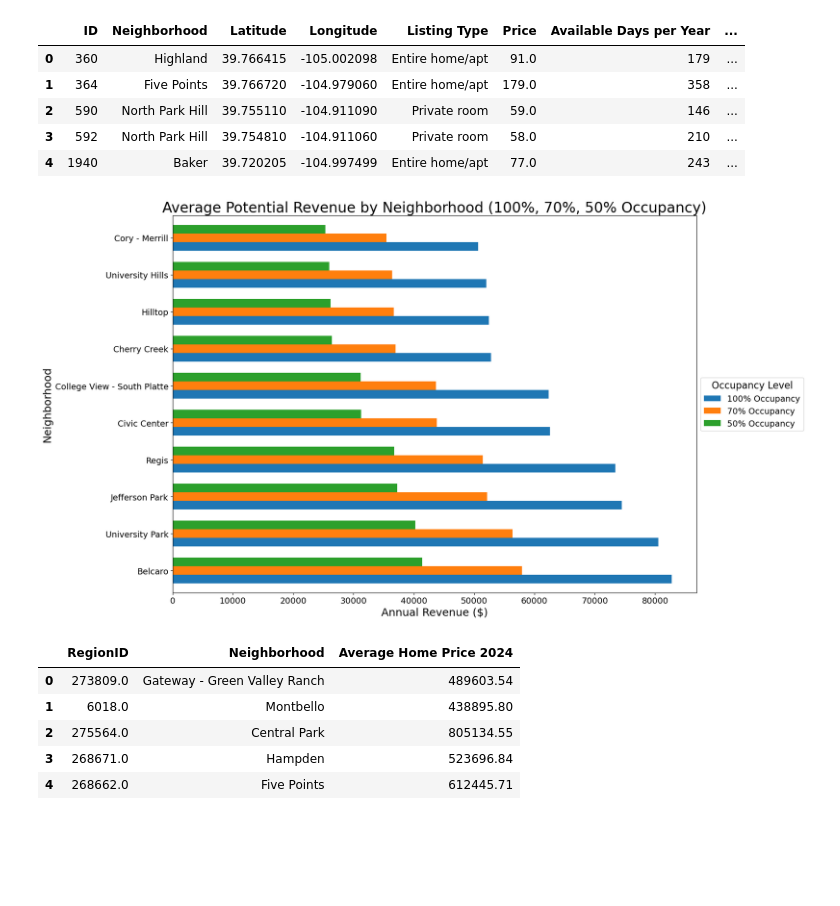
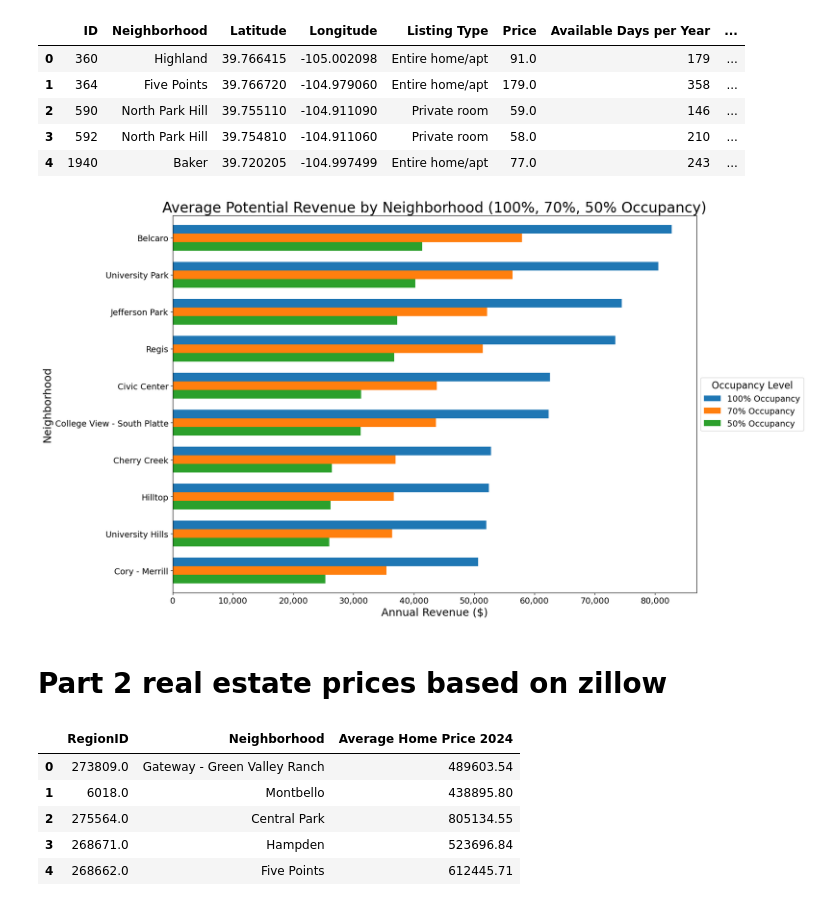
Before and after one commit to kanchanratan1980/Project-5_Group-3, a Jupyter notebook: airbnb.ipynb, the cells around one changed output. Saved outputs shown, nothing was run; the diff lists cells and outputs as text; code cells hidden in the pictures; blank space fills up the shorter version.

```diff
--- a/airbnb.ipynb
+++ b/airbnb.ipynb
@@ -201,31 +204,35 @@ listings_df_cleaned_pd = listings_df_cleaned.compute()
 grouped = listings_df_cleaned_pd.groupby("Neighborhood")[["potential_revenue", "potential_revenue_70", "potential_revenue_50"]].mean()
 grouped = grouped.sort_values("potential_revenue", ascending=False).head(10)
 
 # Rename legend
 grouped = grouped.rename(columns={
     "potential_revenue": "100% Occupancy",
     "potential_revenue_70": "70% Occupancy",
     "potential_revenue_50": "50% Occupancy"
 })
 
 # Plot
 fig, ax = plt.subplots(figsize=(18, 10))
 grouped.plot(kind='barh', width=0.7, ax=ax)
 
 # Labels and formatting
 ax.set_title("Average Potential Revenue by Neighborhood (100%, 70%, 50% Occupancy)", fontsize=24)
 ax.set_xlabel("Annual Revenue ($)", fontsize=18)
 ax.set_ylabel("Neighborhood", fontsize=18)
 ax.tick_params(axis='x', labelsize=14)
 ax.tick_params(axis='y', labelsize=14)
+plt.gca().invert_yaxis()
+ax = plt.gca()
+ax.xaxis.set_major_formatter(ticker.StrMethodFormatter('{x:,.0f}'))
+
 
 # Legend outside chart
 ax.legend(title="Occupancy Level", fontsize=14, title_fontsize=16, loc='center left', bbox_to_anchor=(1.0, 0.5))
 
 plt.tight_layout()
 
 plt.savefig('graphs/avg_potential_revenue_neighborhood.png')
 
 plt.show()
 # %% [output]
-[figure, old version]
+[figure, new version]
@@ -234,3 +239,5 @@ plt.show()
+# %% [markdown]
+# Part 2 real estate prices based on zillow
 # %%
 # Use dask to read in the csv file as a dataframe
 zillow_df = dd.read_csv("Resources/cleaned_denver_real_estate.csv", assume_missing = True)
```
Also changed, not shown: parts of 9 cells of this notebook, 5 other files.
